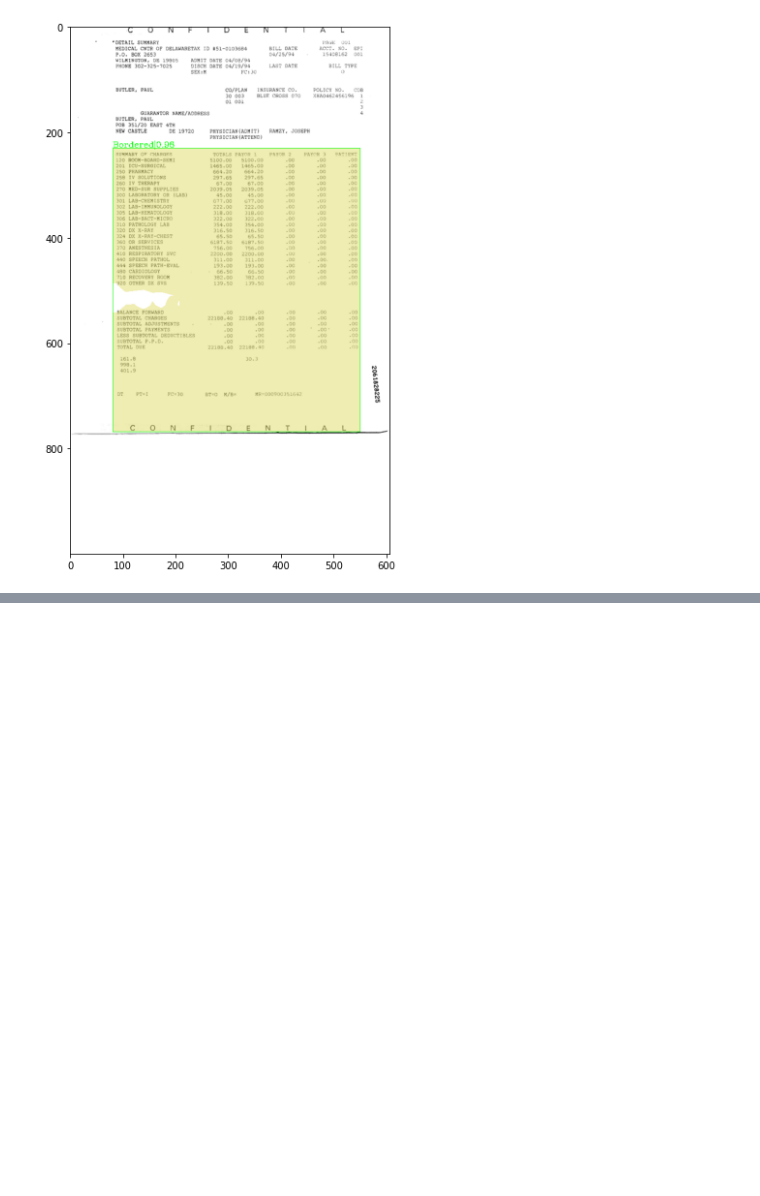
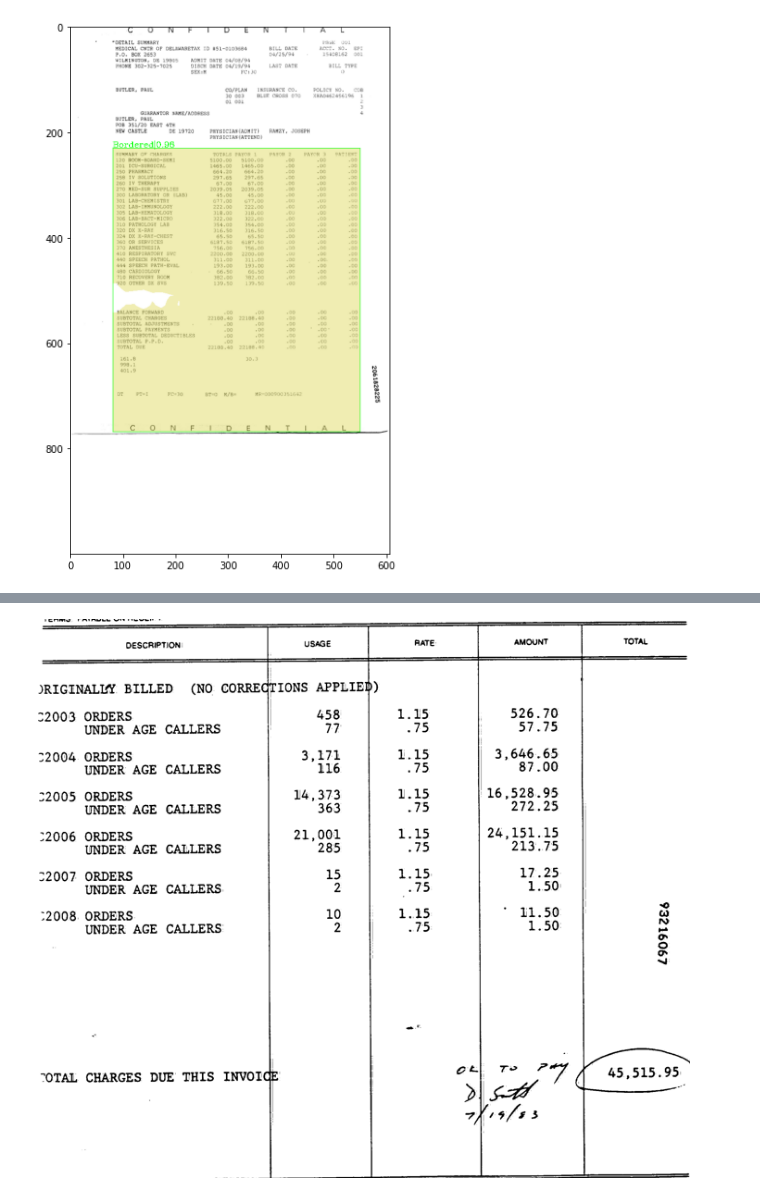
Before and after one commit to RitwickJoshi/Colaboratory, a Jupyter notebook: table_detection.ipynb, the cells around one changed output, grey strips where cells are left out. Saved outputs shown, nothing was run; the diff lists cells and outputs as text; code cells hidden in the pictures; blank space fills up the shorter version.

```diff
--- a/table_detection.ipynb
+++ b/table_detection.ipynb
@@ -136,0 +137,7 @@ im1
+# %%
+img = "/content/drive/MyDrive/Colab_Notebooks/Dataset_Celebal/test/invoice/93216067.tif"
+# Run Inference
+result = inference_detector(model, img)
+print(result[0][0][0][:4])
+# Visualization results
+show_result_pyplot(img, result,('Bordered','cell', 'Borderless'), score_thr=0.98)
@@ -136,0 +147,9 @@ im1
+# %%
+from PIL import Image
+cords_list = result[0][0][0][:4]
+im = Image.open(img)
+left, top, right, bottom = cords_list
+im1 = im.crop((left, top, right, bottom))
+im1
+# %% [output]
+[figure, added]
```
Also changed, not shown: parts of 3 cells of this notebook.
